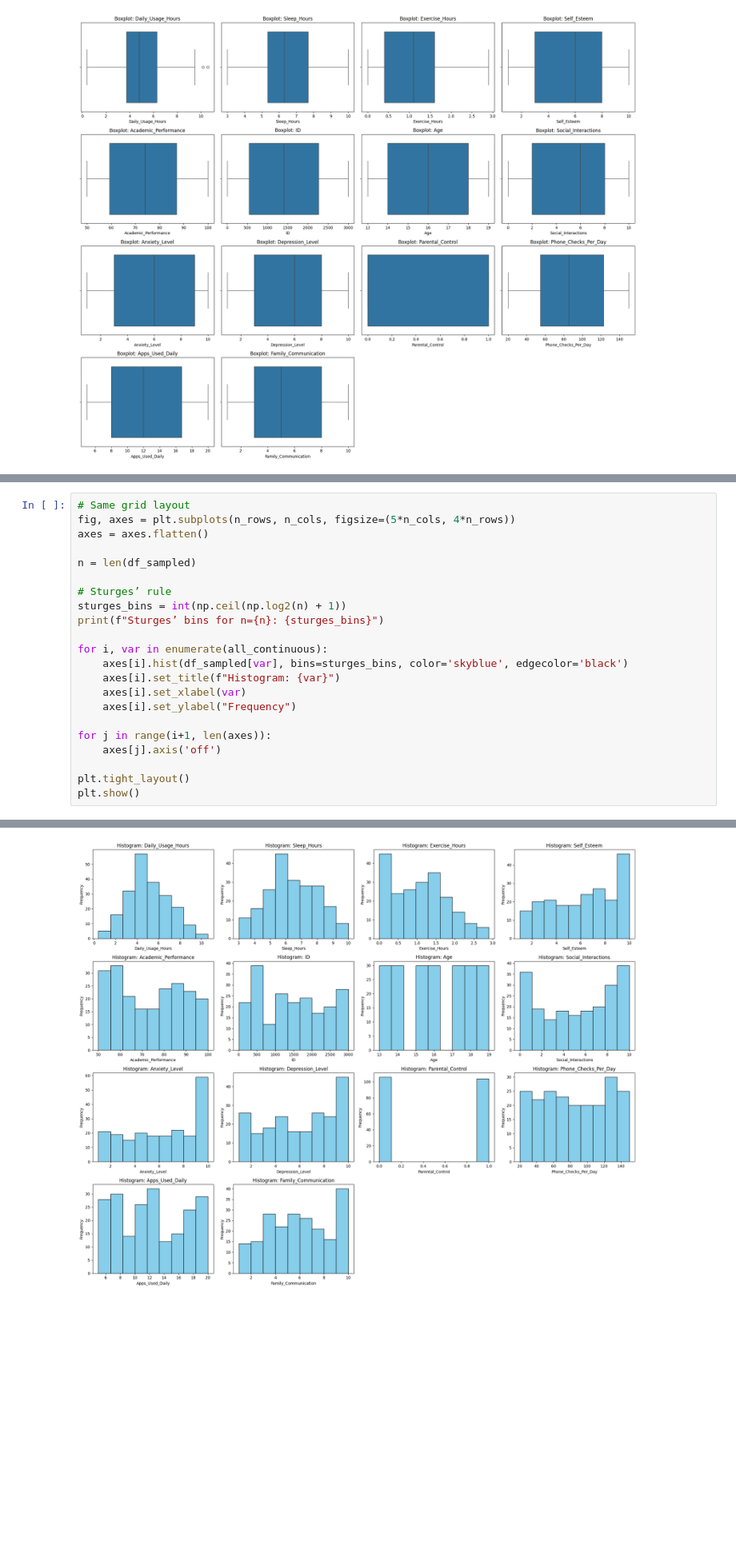
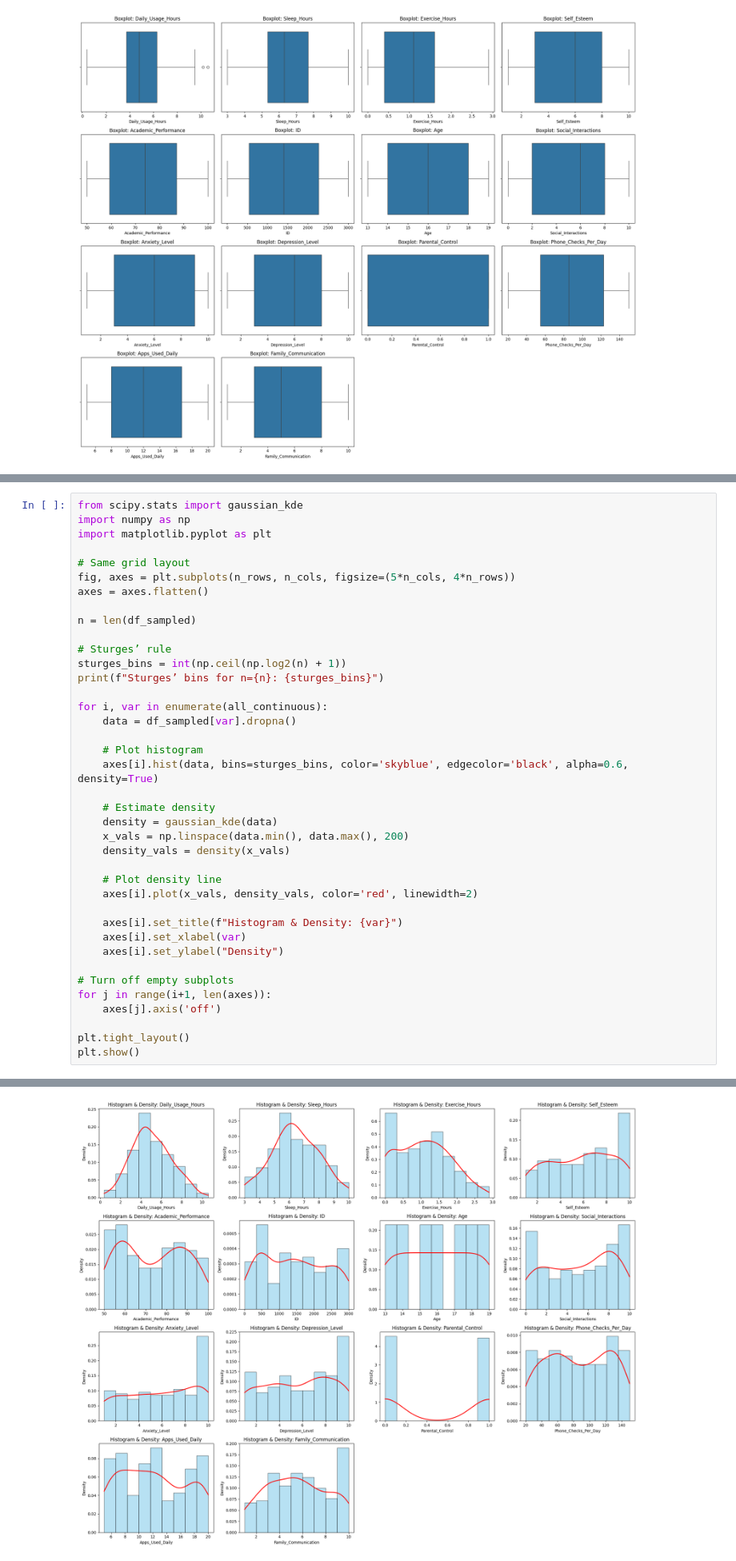
Before and after one commit to Monferium/APM1210, a Jupyter notebook: 1_Exploratory_Data_Analysis.ipynb, the cells around one changed output, grey strips where cells are left out. Shown at 80% size. Saved outputs shown, nothing was run; the diff lists cells and outputs as text; blank space fills up the shorter version.

```diff
--- a/1_Exploratory_Data_Analysis.ipynb
+++ b/1_Exploratory_Data_Analysis.ipynb
@@ -119,25 +125,42 @@ Summary of Boxplots:
 # %%
+from scipy.stats import gaussian_kde
+import numpy as np
+import matplotlib.pyplot as plt
+
 # Same grid layout
 fig, axes = plt.subplots(n_rows, n_cols, figsize=(5*n_cols, 4*n_rows))
 axes = axes.flatten()
 
 n = len(df_sampled)
 
 # Sturges’ rule
 sturges_bins = int(np.ceil(np.log2(n) + 1))
 print(f"Sturges’ bins for n={n}: {sturges_bins}")
 
 for i, var in enumerate(all_continuous):
-    axes[i].hist(df_sampled[var], bins=sturges_bins, color='skyblue', edgecolor='black')
-    axes[i].set_title(f"Histogram: {var}")
+    data = df_sampled[var].dropna()
+
+    # Plot histogram
+    axes[i].hist(data, bins=sturges_bins, color='skyblue', edgecolor='black', alpha=0.6, density=True)
+
+    # Estimate density
+    density = gaussian_kde(data)
+    x_vals = np.linspace(data.min(), data.max(), 200)
+    density_vals = density(x_vals)
+
+    # Plot density line
+    axes[i].plot(x_vals, density_vals, color='red', linewidth=2)
+
+    axes[i].set_title(f"Histogram & Density: {var}")
     axes[i].set_xlabel(var)
-    axes[i].set_ylabel("Frequency")
+    axes[i].set_ylabel("Density")
 
+# Turn off empty subplots
 for j in range(i+1, len(axes)):
     axes[j].axis('off')
 
 plt.tight_layout()
 plt.show()
 # %% [output]
 Sturges’ bins for n=210: 9
-[figure, old version]
+[figure, new version]
```
Also changed, not shown: parts of 14 cells of this notebook.
